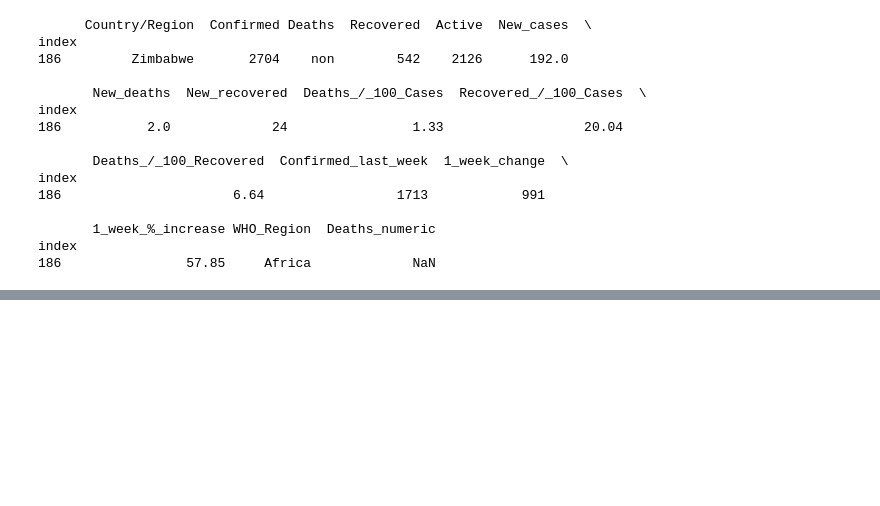
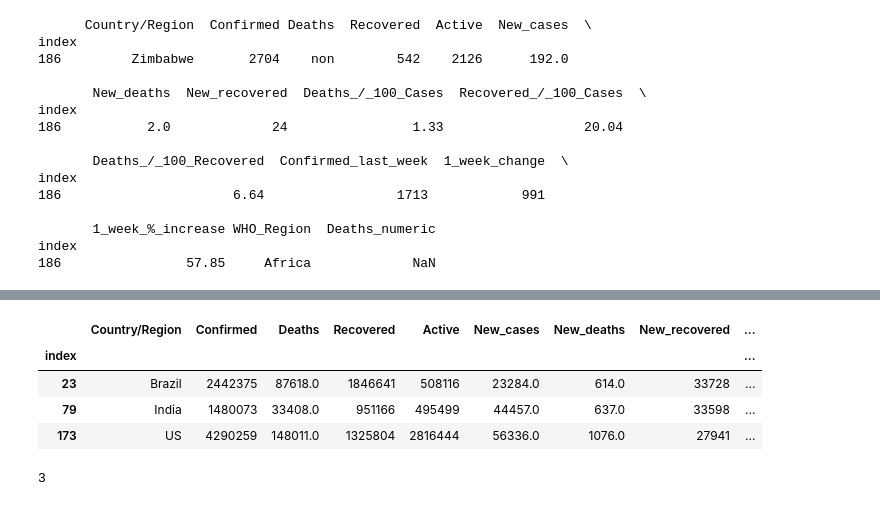
Before and after one commit to Abubakar919666/Python, a Jupyter notebook: Data_Visualization_Project.ipynb, the cells around one changed output, grey strips where cells are left out. Saved outputs shown, nothing was run; the diff lists cells and outputs as text; code cells hidden in the pictures; blank space fills up the shorter version.

```diff
--- a/Data_Visualization_Project.ipynb
+++ b/Data_Visualization_Project.ipynb
@@ -269,0 +365,12 @@ index
+# %%
+data[data['Confirmed'] > 1000000]
+# %% [output]
+|  | Country/Region | Confirmed | Deaths | Recovered | Active | New_cases | New_deaths | New_recovered | ... |
+| index |  |  |  |  |  |  |  |  | ... |
+| 23 | Brazil | 2442375 | 87618.0 | 1846641 | 508116 | 23284.0 | 614.0 | 33728 | ... |
+| 79 | India | 1480073 | 33408.0 | 951166 | 495499 | 44457.0 | 637.0 | 33598 | ... |
+| 173 | US | 4290259 | 148011.0 | 1325804 | 2816444 | 56336.0 | 1076.0 | 27941 | ... |
+# %%
+print(data.loc[data["Confirmed"] > 1_000_000, ["Country/Region"]].value_counts().sum())
+# %% [output]
+3
```
Also changed, not shown: parts of 13 cells of this notebook.
